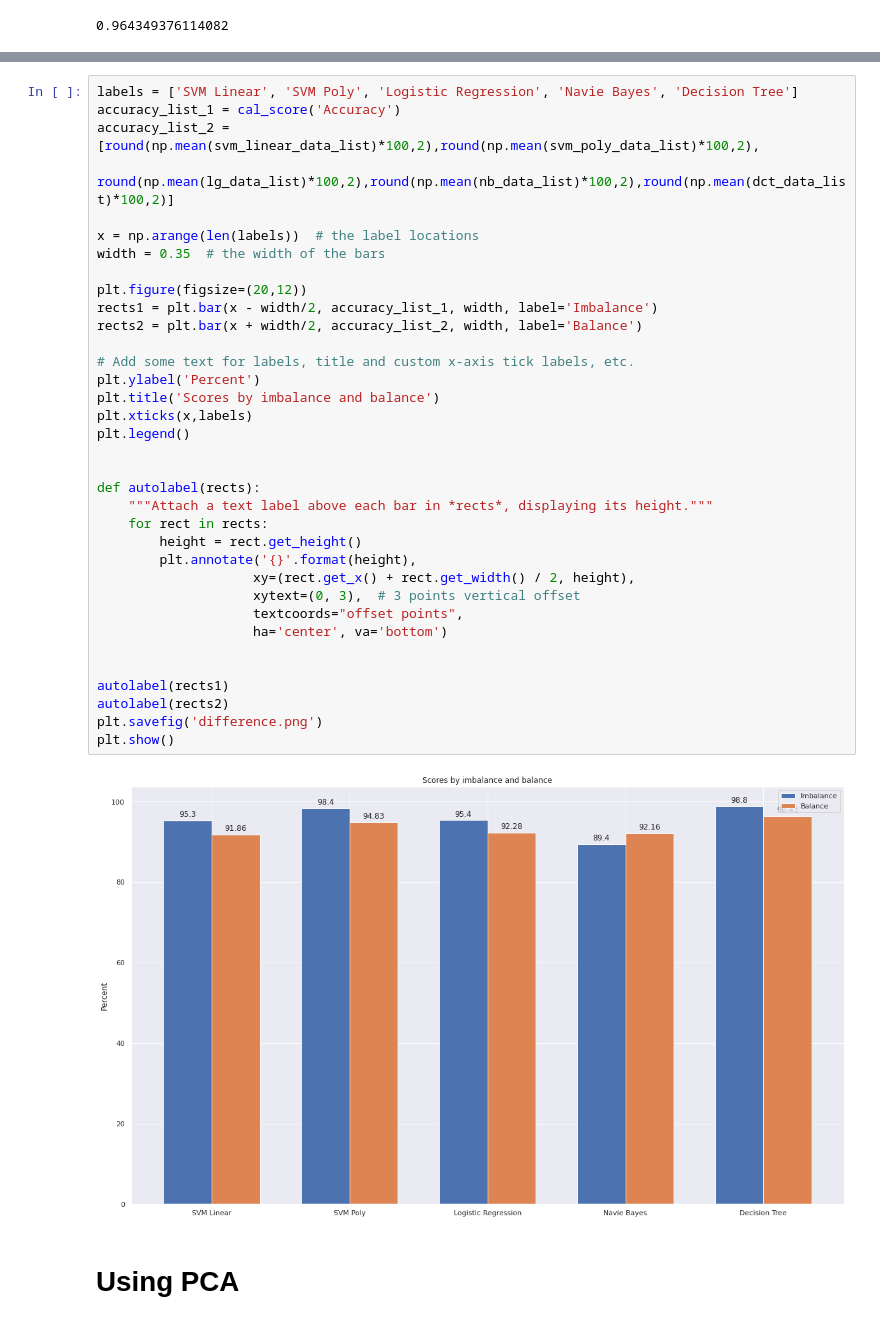
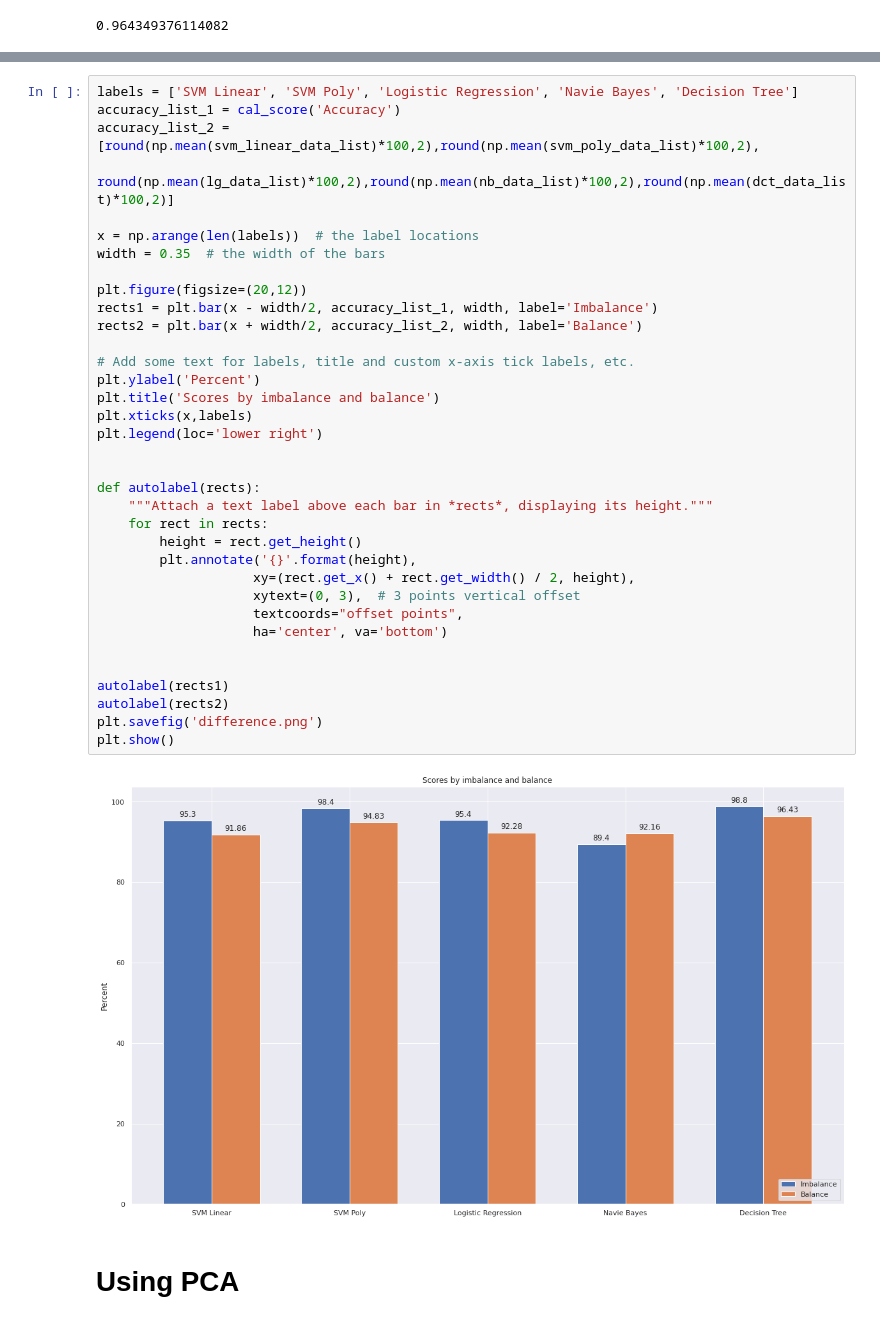
Before and after one commit to susannoo123/CS115, a Jupyter notebook: SVM_final.ipynb, the cells around one changed output, grey strips where cells are left out. Cells and saved outputs as stored; diff of their text form.

```diff
--- a/SVM_final.ipynb
+++ b/SVM_final.ipynb
@@ -727,35 +727,35 @@ accuracy_list_2 = [round(np.mean(svm_linear_data_list)*100,2),round(np.mean(svm_
 
 x = np.arange(len(labels))  # the label locations
 width = 0.35  # the width of the bars
 
 plt.figure(figsize=(20,12))
 rects1 = plt.bar(x - width/2, accuracy_list_1, width, label='Imbalance')
 rects2 = plt.bar(x + width/2, accuracy_list_2, width, label='Balance')
 
 # Add some text for labels, title and custom x-axis tick labels, etc.
 plt.ylabel('Percent')
 plt.title('Scores by imbalance and balance')
 plt.xticks(x,labels)
-plt.legend()
+plt.legend(loc='lower right')
 
 
 def autolabel(rects):
     """Attach a text label above each bar in *rects*, displaying its height."""
     for rect in rects:
         height = rect.get_height()
         plt.annotate('{}'.format(height),
                     xy=(rect.get_x() + rect.get_width() / 2, height),
                     xytext=(0, 3),  # 3 points vertical offset
                     textcoords="offset points",
                     ha='center', va='bottom')
 
 
 autolabel(rects1)
 autolabel(rects2)
 plt.savefig('difference.png')
 plt.show()
 # %% [output]
-[figure, old version]
+[figure, new version]
 # %% [markdown]
 # Using PCA
 # %% [markdown]
```
Also changed, not shown: parts of 7 cells of this notebook.
